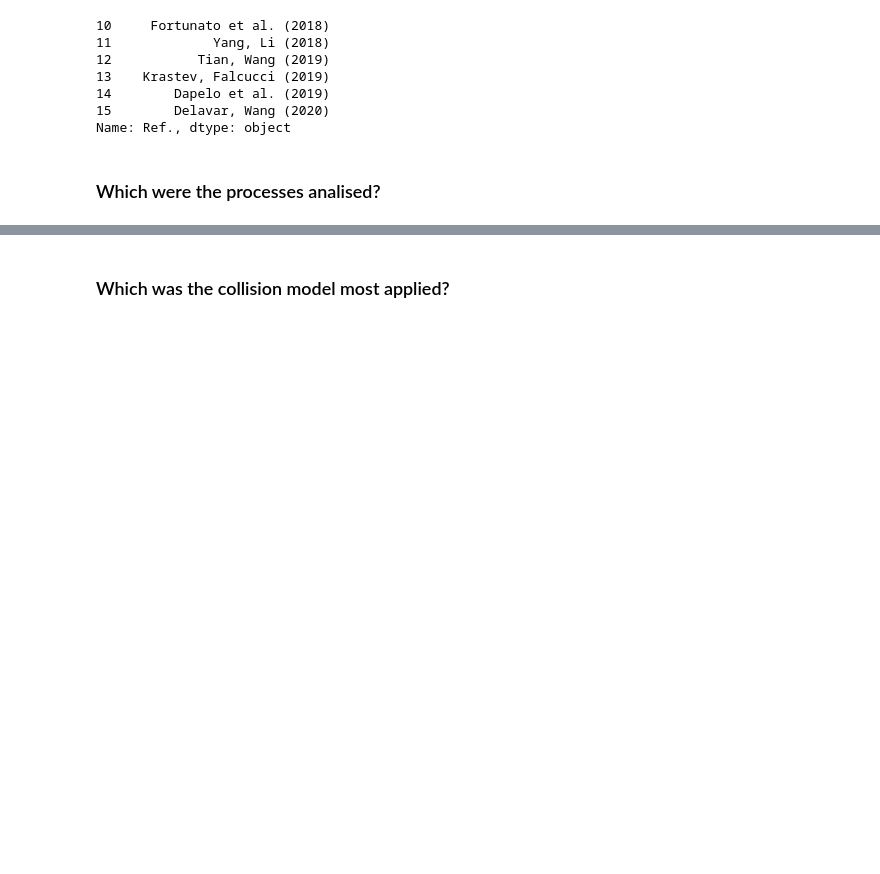
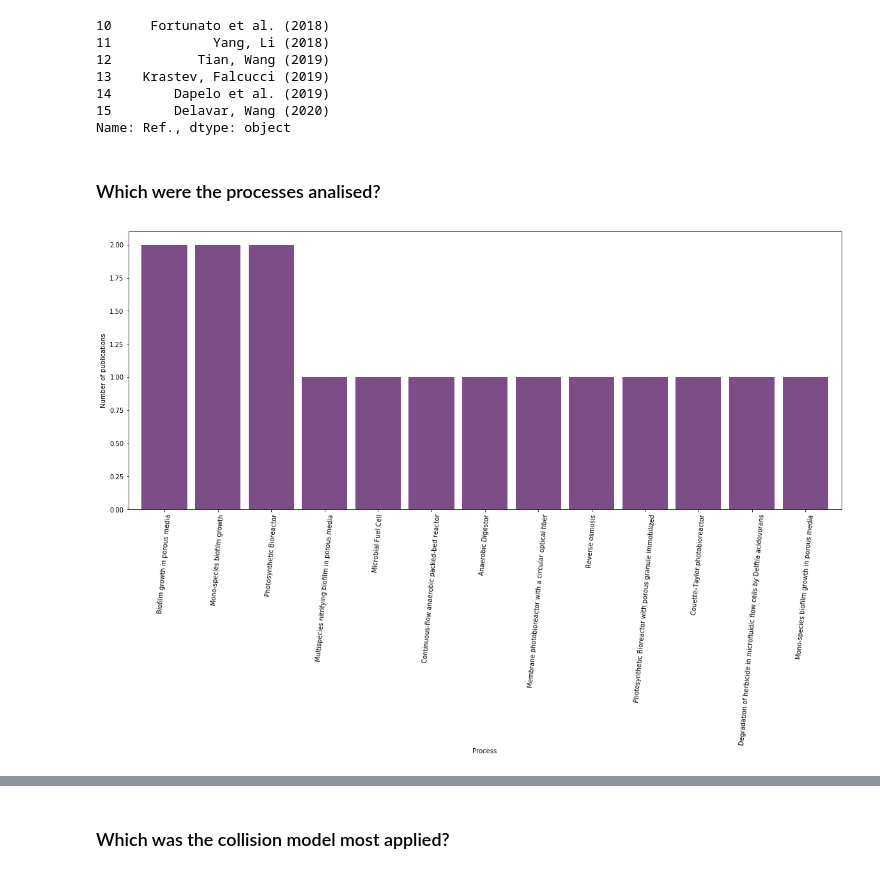
Before and after one commit to simoneperazzoli/Sauron, a Jupyter notebook: LBM_WWTP/Part_2_Data-analysis.ipynb, the cells around one changed output, grey strips where cells are left out. Saved outputs shown, nothing was run; the diff lists cells and outputs as text; code cells hidden in the pictures; blank space fills up the shorter version.

```diff
--- a/LBM_WWTP/Part_2_Data-analysis.ipynb
+++ b/LBM_WWTP/Part_2_Data-analysis.ipynb
@@ -137,6 +148,14 @@ table['Ref.'].tail(6)
 Name: Ref., dtype: object
 # %% [markdown]
 ### Which were the processes analised?
+# %%
+table['Process'].value_counts().plot('bar', colormap='viridis', width=0.85, alpha=0.7, figsize=(20,8))
+plt.xticks(rotation=85)
+plt.xlabel('Process')
+plt.ylabel('Number of publications')
+plt.show()
+# %% [output]
+[figure, added]
 # %%
 table['Process'].value_counts()
 # %% [output]
```
Also changed, not shown: parts of 22 cells of this notebook.
